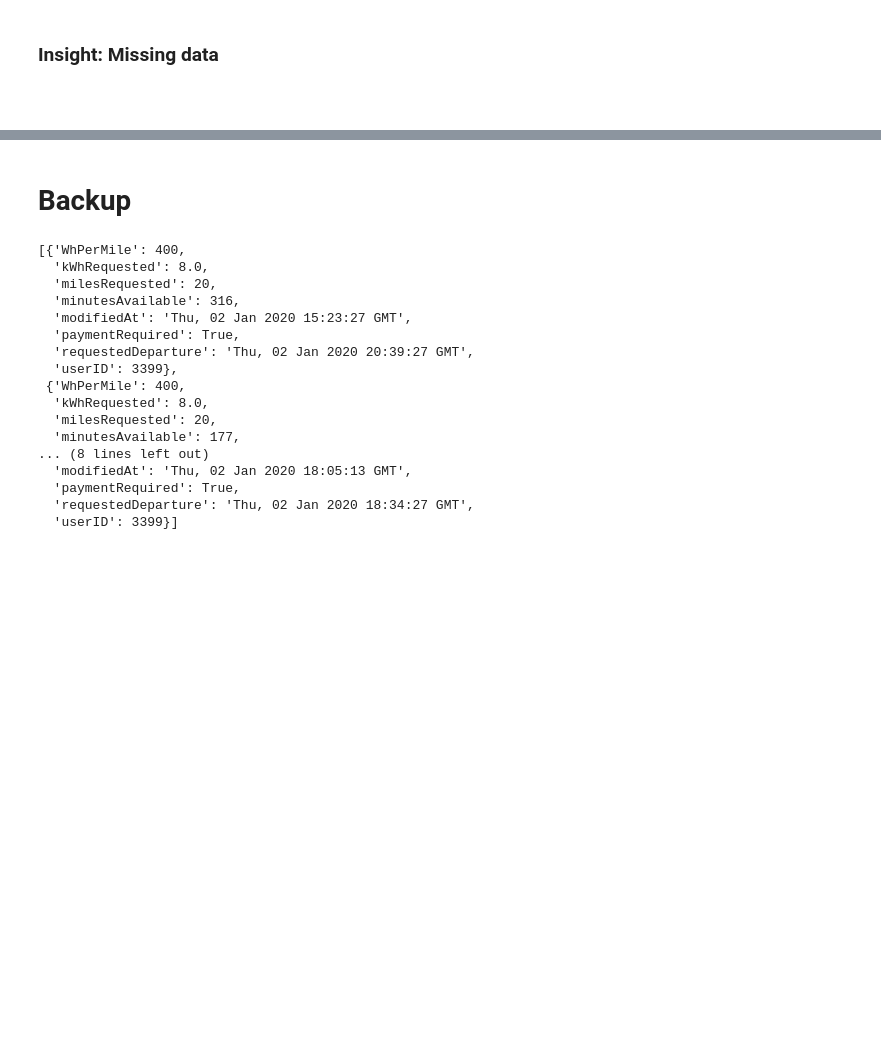
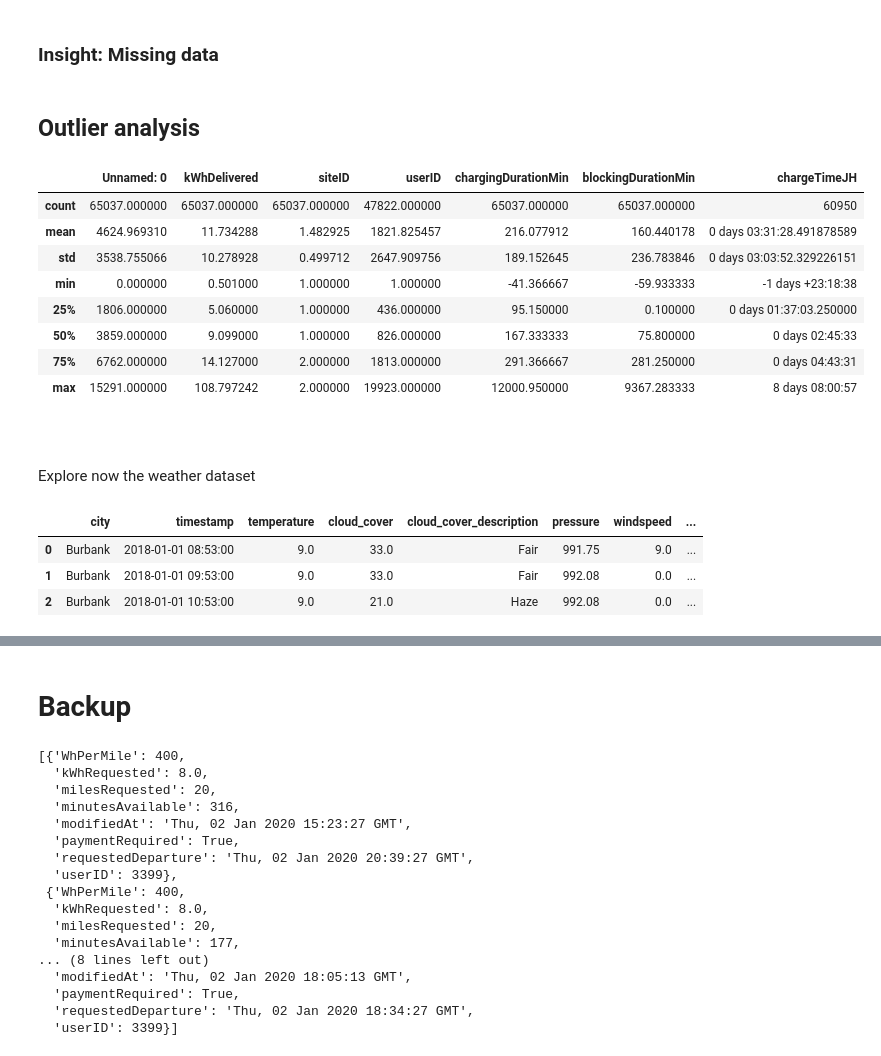
Before and after one commit to nsterz/AA_2024-group-3, a Jupyter notebook: code_dataexplo/exploration.ipynb, the cells around one changed output, grey strips where cells are left out. Saved outputs shown, nothing was run; the diff lists cells and outputs as text; code cells hidden in the pictures; blank space fills up the shorter version.

```diff
--- a/code_dataexplo/exploration.ipynb
+++ b/code_dataexplo/exploration.ipynb
@@ -191,4 +261,27 @@ data_charge[["kWhDelivered"]].plot(style=".")
 # %% [markdown]
 ### Insight: Missing data
+# %% [markdown]
+## Outlier analysis
+# %%
+data_charge.describe()
+# %% [output]
+|  | Unnamed: 0 | kWhDelivered | siteID | userID | chargingDurationMin | blockingDurationMin | chargeTimeJH |
+| count | 65037.000000 | 65037.000000 | 65037.000000 | 47822.000000 | 65037.000000 | 65037.000000 | 60950 |
+| mean | 4624.969310 | 11.734288 | 1.482925 | 1821.825457 | 216.077912 | 160.440178 | 0 days 03:31:28.491878589 |
+| std | 3538.755066 | 10.278928 | 0.499712 | 2647.909756 | 189.152645 | 236.783846 | 0 days 03:03:52.329226151 |
+| min | 0.000000 | 0.501000 | 1.000000 | 1.000000 | -41.366667 | -59.933333 | -1 days +23:18:38 |
+| 25% | 1806.000000 | 5.060000 | 1.000000 | 436.000000 | 95.150000 | 0.100000 | 0 days 01:37:03.250000 |
+| 50% | 3859.000000 | 9.099000 | 1.000000 | 826.000000 | 167.333333 | 75.800000 | 0 days 02:45:33 |
+| 75% | 6762.000000 | 14.127000 | 2.000000 | 1813.000000 | 291.366667 | 281.250000 | 0 days 04:43:31 |
+| max | 15291.000000 | 108.797242 | 2.000000 | 19923.000000 | 12000.950000 | 9367.283333 | 8 days 08:00:57 |
 # %% [markdown]
 ###
+# %% [markdown]
+Explore now the weather dataset
+# %%
+data_weather.head(3)
+# %% [output]
+|  | city | timestamp | temperature | cloud_cover | cloud_cover_description | pressure | windspeed | ... |
+| 0 | Burbank | 2018-01-01 08:53:00 | 9.0 | 33.0 | Fair | 991.75 | 9.0 | ... |
+| 1 | Burbank | 2018-01-01 09:53:00 | 9.0 | 33.0 | Fair | 992.08 | 0.0 | ... |
+| 2 | Burbank | 2018-01-01 10:53:00 | 9.0 | 21.0 | Haze | 992.08 | 0.0 | ... |
```
Also changed, not shown: parts of 27 cells of this notebook.
